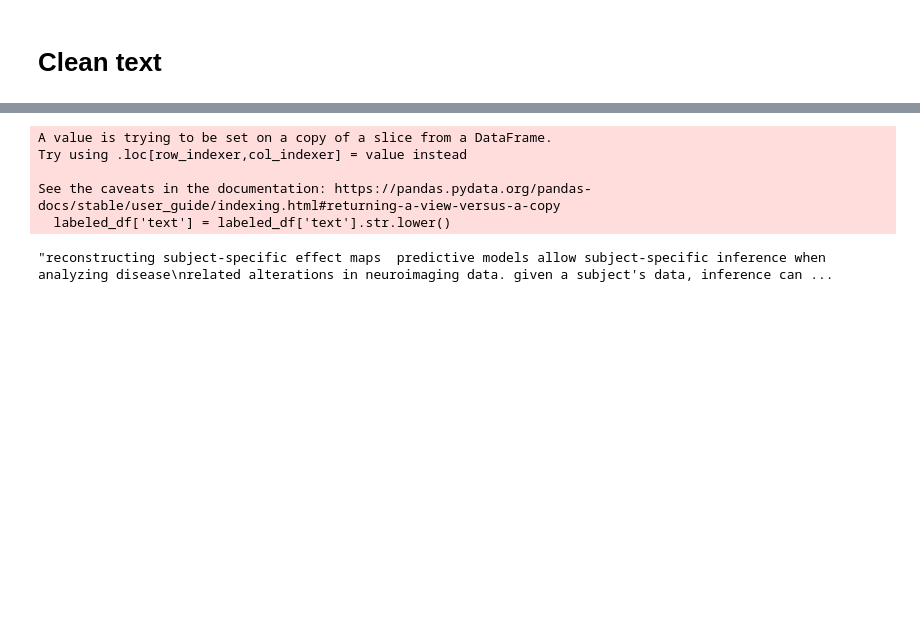
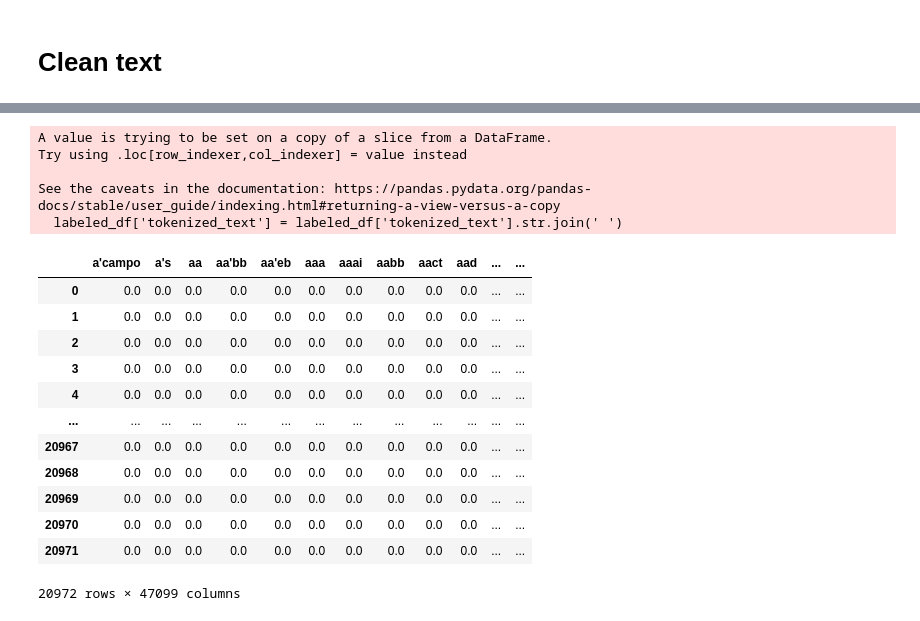
Before and after one commit to soohyunnie/research_article_multi_labeling_using_NLP, a Jupyter notebook: work.ipynb, the cells around one changed output, grey strips where cells are left out. Cells and saved outputs as stored; diff of their text form; code cells hidden in the pictures; blank space fills up the shorter version.

Commit message:
tokenized, lemmetized, tfidf

```diff
--- a/work.ipynb
+++ b/work.ipynb
@@ -102,0 +165,20 @@ labeled_df['text'][0]
+# %%
+def tokenize_text(row):
+
+    sw = stopwords.words('english')
+    pattern = "([a-zA-Z]+(?:'[a-z]+)?)"
+    tokenizer = RegexpTokenizer(pattern)
+
+    tokenized_text = tokenizer.tokenize(row['text'])
+    tokenized_text = [token.lower() for token in tokenized_text]
+    tokenized_text = [token for token in tokenized_text if token not in sw]
+
+    tokenized_text_tagged = pos_tag(tokenized_text)
+    tokenized_text_tagged = [(token[0], get_wordnet_pos(token[1])) for token in tokenized_text_tagged]
+
+    lemmatizer = nltk.stem.WordNetLemmatizer()
+    tokenized_text_lemmed = [lemmatizer.lemmatize(token[0], token[1]) for token in tokenized_text_tagged]
+
+    return tokenized_text_lemmed
+# %%
+labeled_df['tokenized_text'] = labeled_df.apply(lambda row : tokenize_text(row), axis=1)
@@ -103,12 +200,31 @@ labeled_df['text'][0]
 # %%
-labeled_df['text'] = labeled_df['text'].str.lower()
+labeled_df['tokenized_text'] = labeled_df['tokenized_text'].str.join(' ')
 # %% [output]
 A value is trying to be set on a copy of a slice from a DataFrame.
 Try using .loc[row_indexer,col_indexer] = value instead
 
 See the caveats in the documentation: https://pandas.pydata.org/pandas-docs/stable/user_guide/indexing.html#returning-a-view-versus-a-copy
-  labeled_df['text'] = labeled_df['text'].str.lower()
+  labeled_df['tokenized_text'] = labeled_df['tokenized_text'].str.join(' ')
-# %%
-labeled_df['text'][0]
-# %% [output]
-"reconstructing subject-specific effect maps  predictive models allow subject-specific inference when analyzing disease\nrelated alterations in neuroimaging data. given a subject's data, inference can ...
+# %%
+sw = stopwords.words('english')
+
+tf_vec = TfidfVectorizer(token_pattern=r"([a-zA-Z]+(?:'[a-z]+)?)", stop_words=sw)
+X = tf_vec.fit_transform(labeled_df['tokenized_text'])
+
+tfidf_df = pd.DataFrame(X.toarray(), columns=tf_vec.get_feature_names())
+# %%
+tfidf_df
+# %% [output]
+|  | a'campo | a's | aa | aa'bb | aa'eb | aaa | aaai | aabb | aact | aad | ... | ... |
+| 0 | 0.0 | 0.0 | 0.0 | 0.0 | 0.0 | 0.0 | 0.0 | 0.0 | 0.0 | 0.0 | ... | ... |
+| 1 | 0.0 | 0.0 | 0.0 | 0.0 | 0.0 | 0.0 | 0.0 | 0.0 | 0.0 | 0.0 | ... | ... |
+| 2 | 0.0 | 0.0 | 0.0 | 0.0 | 0.0 | 0.0 | 0.0 | 0.0 | 0.0 | 0.0 | ... | ... |
+| 3 | 0.0 | 0.0 | 0.0 | 0.0 | 0.0 | 0.0 | 0.0 | 0.0 | 0.0 | 0.0 | ... | ... |
+| 4 | 0.0 | 0.0 | 0.0 | 0.0 | 0.0 | 0.0 | 0.0 | 0.0 | 0.0 | 0.0 | ... | ... |
+| ... | ... | ... | ... | ... | ... | ... | ... | ... | ... | ... | ... | ... |
+| 20967 | 0.0 | 0.0 | 0.0 | 0.0 | 0.0 | 0.0 | 0.0 | 0.0 | 0.0 | 0.0 | ... | ... |
+| 20968 | 0.0 | 0.0 | 0.0 | 0.0 | 0.0 | 0.0 | 0.0 | 0.0 | 0.0 | 0.0 | ... | ... |
+| 20969 | 0.0 | 0.0 | 0.0 | 0.0 | 0.0 | 0.0 | 0.0 | 0.0 | 0.0 | 0.0 | ... | ... |
+| 20970 | 0.0 | 0.0 | 0.0 | 0.0 | 0.0 | 0.0 | 0.0 | 0.0 | 0.0 | 0.0 | ... | ... |
+| 20971 | 0.0 | 0.0 | 0.0 | 0.0 | 0.0 | 0.0 | 0.0 | 0.0 | 0.0 | 0.0 | ... | ... |
+20972 rows × 47099 columns
```
Also changed, not shown: parts of 9 cells of this notebook.
